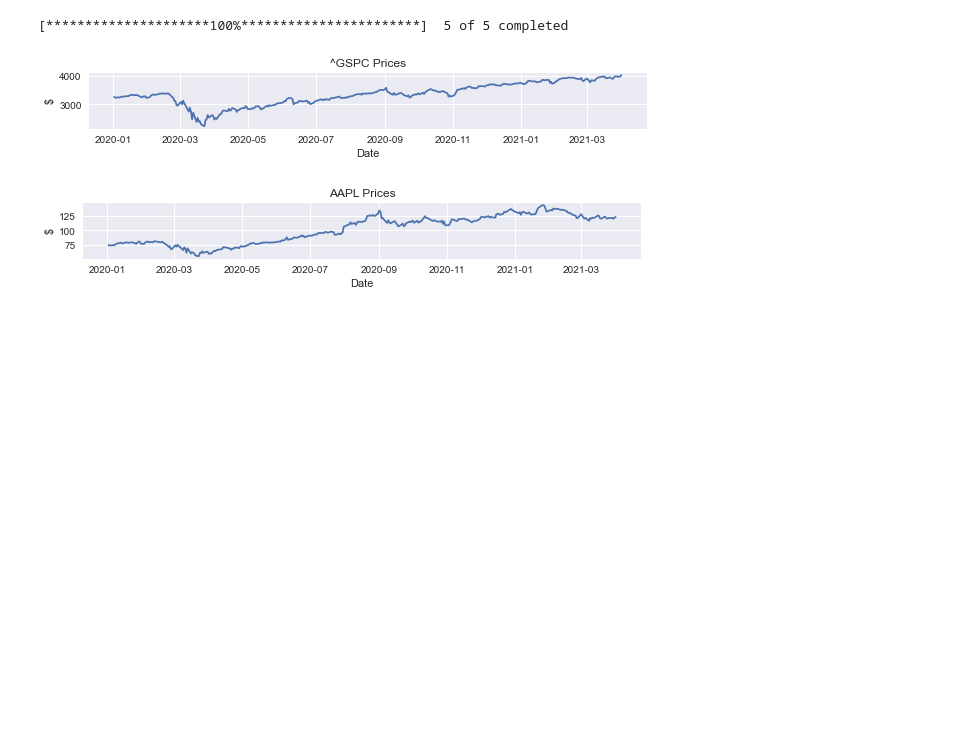
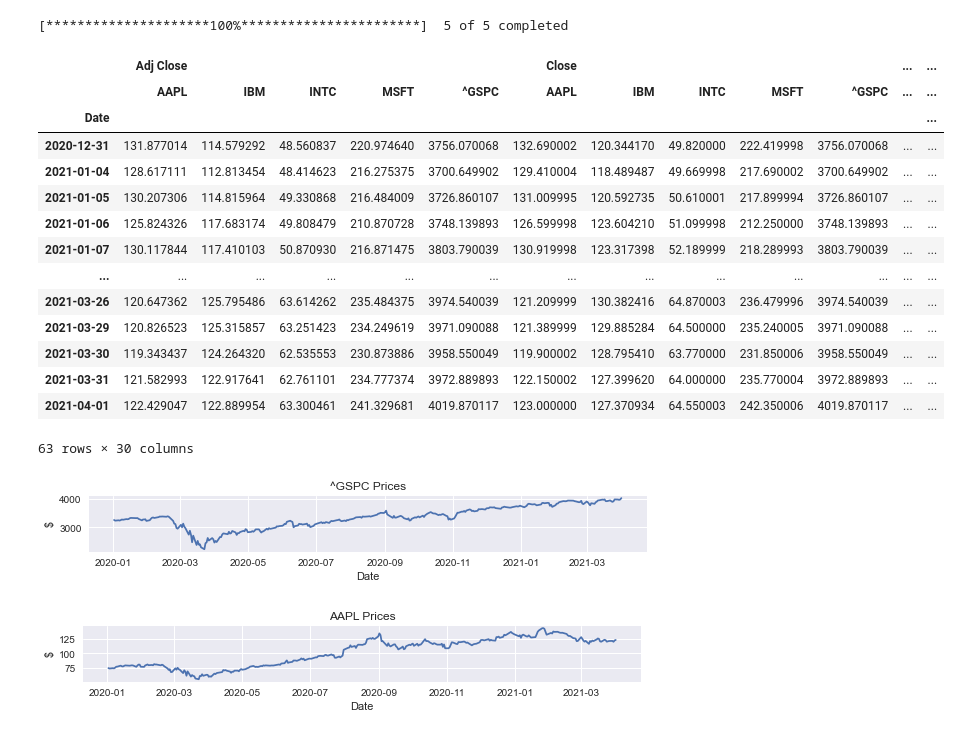
Before and after one commit to ddimucci/Manning_Stocks_Course, a Jupyter notebook: Manning_Live_Project/Manning_Linear_Regression_For_Valuation.ipynb, the cells around one changed output. Saved outputs shown, nothing was run; the diff lists cells and outputs as text; code cells hidden in the pictures; blank space fills up the shorter version.

```diff
--- a/Manning_Live_Project/Manning_Linear_Regression_For_Valuation.ipynb
+++ b/Manning_Live_Project/Manning_Linear_Regression_For_Valuation.ipynb
@@ -42,6 +45,23 @@ SP = yf.download(stock,start=start,end = end, interval='1d')
 [*********************100%***********************]  5 of 5 completed
 # %%
 SP_close=SP['Close']
+SP
+# %% [output]
+|  | Adj Close |  |  |  |  | Close |  |  |  |  | ... | ... |
+|  | AAPL | IBM | INTC | MSFT | ^GSPC | AAPL | IBM | INTC | MSFT | ^GSPC | ... | ... |
+| Date |  |  |  |  |  |  |  |  |  |  |  | ... |
+| 2020-12-31 | 131.877014 | 114.579292 | 48.560837 | 220.974640 | 3756.070068 | 132.690002 | 120.344170 | 49.820000 | 222.419998 | 3756.070068 | ... | ... |
+| 2021-01-04 | 128.617111 | 112.813454 | 48.414623 | 216.275375 | 3700.649902 | 129.410004 | 118.489487 | 49.669998 | 217.690002 | 3700.649902 | ... | ... |
+| 2021-01-05 | 130.207306 | 114.815964 | 49.330868 | 216.484009 | 3726.860107 | 131.009995 | 120.592735 | 50.610001 | 217.899994 | 3726.860107 | ... | ... |
+| 2021-01-06 | 125.824326 | 117.683174 | 49.808479 | 210.870728 | 3748.139893 | 126.599998 | 123.604210 | 51.099998 | 212.250000 | 3748.139893 | ... | ... |
+| 2021-01-07 | 130.117844 | 117.410103 | 50.870930 | 216.871475 | 3803.790039 | 130.919998 | 123.317398 | 52.189999 | 218.289993 | 3803.790039 | ... | ... |
+| ... | ... | ... | ... | ... | ... | ... | ... | ... | ... | ... | ... | ... |
+| 2021-03-26 | 120.647362 | 125.795486 | 63.614262 | 235.484375 | 3974.540039 | 121.209999 | 130.382416 | 64.870003 | 236.479996 | 3974.540039 | ... | ... |
+| 2021-03-29 | 120.826523 | 125.315857 | 63.251423 | 234.249619 | 3971.090088 | 121.389999 | 129.885284 | 64.500000 | 235.240005 | 3971.090088 | ... | ... |
+| 2021-03-30 | 119.343437 | 124.264320 | 62.535553 | 230.873886 | 3958.550049 | 119.900002 | 128.795410 | 63.770000 | 231.850006 | 3958.550049 | ... | ... |
+| 2021-03-31 | 121.582993 | 122.917641 | 62.761101 | 234.777374 | 3972.889893 | 122.150002 | 127.399620 | 64.000000 | 235.770004 | 3972.889893 | ... | ... |
+| 2021-04-01 | 122.429047 | 122.889954 | 63.300461 | 241.329681 | 4019.870117 | 123.000000 | 127.370934 | 64.550003 | 242.350006 | 4019.870117 | ... | ... |
+63 rows × 30 columns
 # %%
 start=1
 for i in stock:
```
Also changed, not shown: parts of 10 cells of this notebook.
